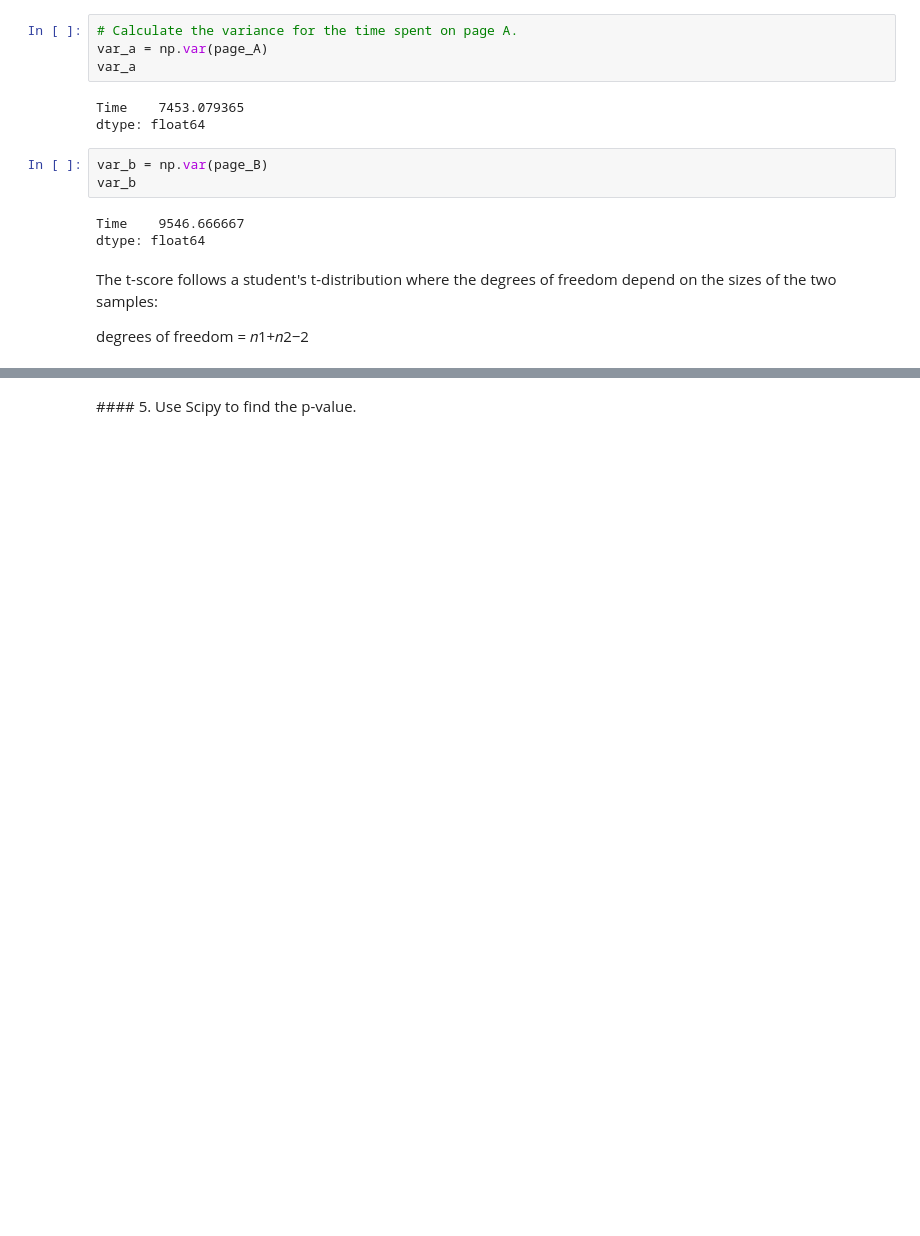
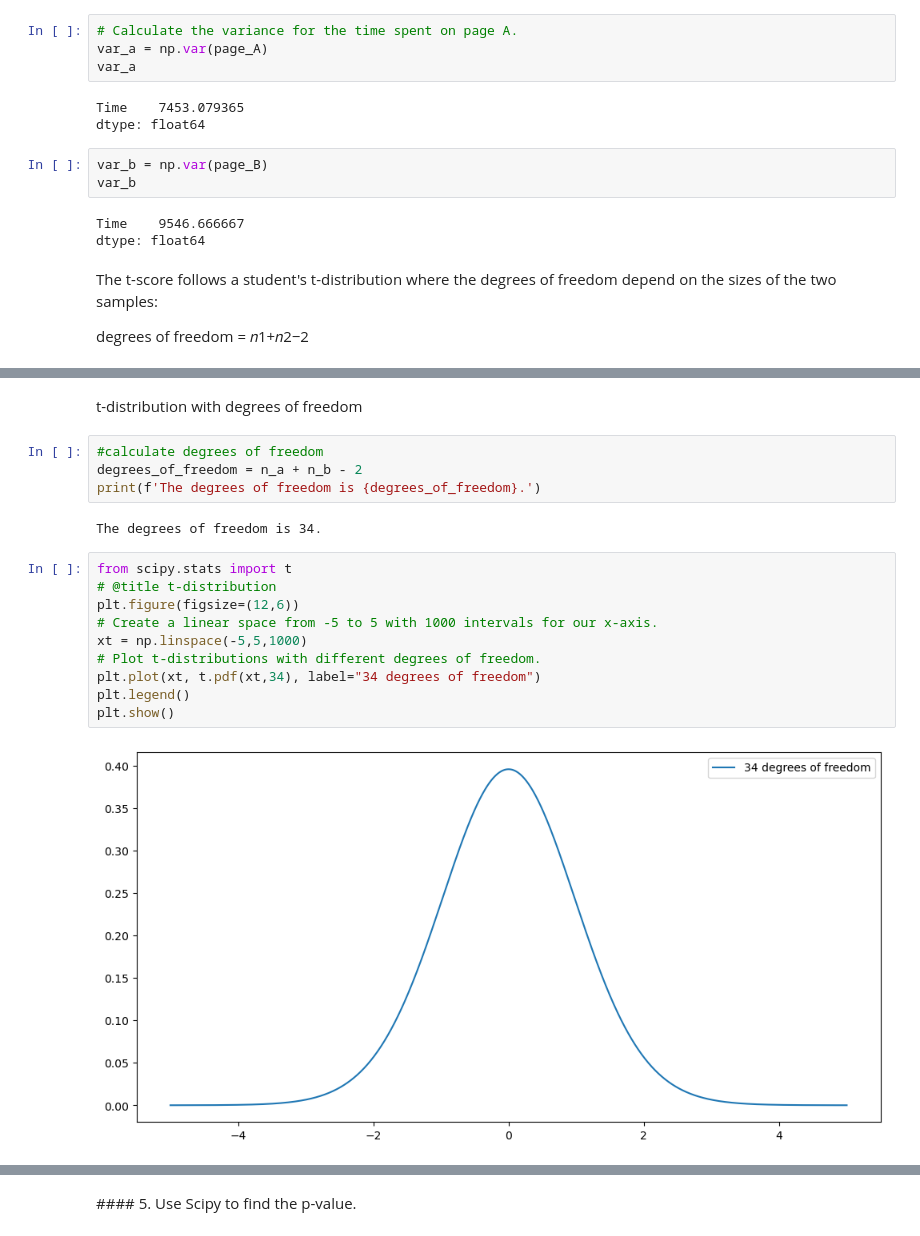
Before and after one commit to Joldon/AB-hypothesis_testing, a Jupyter notebook: 4_1__2_sample_t_test_code_along_9steps.ipynb, the cells around one changed output, grey strips where cells are left out. Saved outputs shown, nothing was run; the diff lists cells and outputs as text; blank space fills up the shorter version.

```diff
--- a/4_1__2_sample_t_test_code_along_9steps.ipynb
+++ b/4_1__2_sample_t_test_code_along_9steps.ipynb
@@ -551,0 +562,20 @@ degrees of freedom =  𝑛1+𝑛2−2
+# %% [markdown]
+t-distribution with degrees of freedom
+# %%
+#calculate degrees of freedom
+degrees_of_freedom = n_a + n_b - 2
+print(f'The degrees of freedom is {degrees_of_freedom}.')
+# %% [output]
+The degrees of freedom is 34.
+# %%
+from scipy.stats import t
+# @title t-distribution
+plt.figure(figsize=(12,6))
+# Create a linear space from -5 to 5 with 1000 intervals for our x-axis.
+xt = np.linspace(-5,5,1000)
+# Plot t-distributions with different degrees of freedom.
+plt.plot(xt, t.pdf(xt,34), label="34 degrees of freedom")
+plt.legend()
+plt.show()
+# %% [output]
+[figure, added]
```
Also changed, not shown: parts of 24 cells of this notebook.
